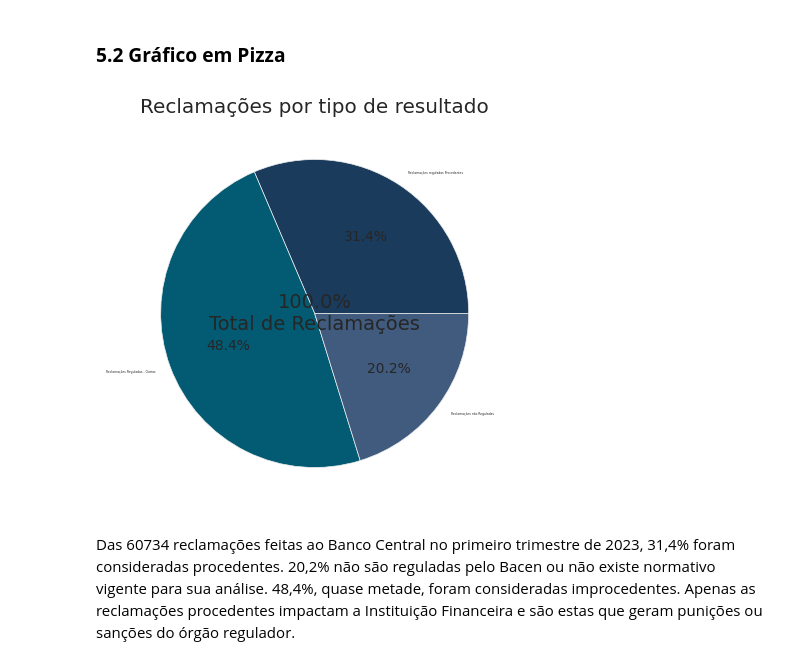
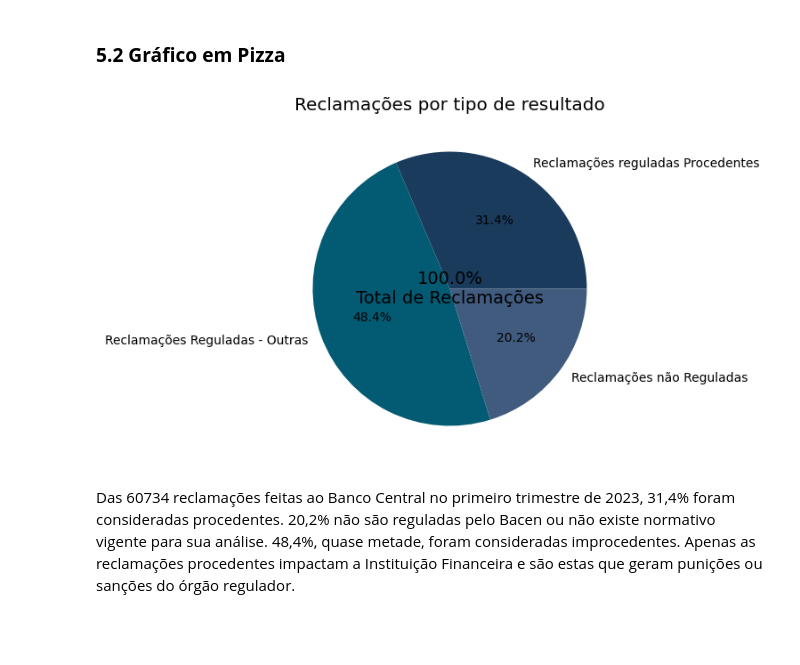
Before and after one commit to simonefmr/global_emissions, a Jupyter notebook: ranking.ipynb, the cells around one changed output. Cells and saved outputs as stored; diff of their text form; code cells hidden in the pictures; blank space fills up the shorter version.

```diff
--- a/ranking.ipynb
+++ b/ranking.ipynb
@@ -656,29 +688,30 @@ plt.show()
 # %%
 # calculando as somas totais dos atributos de reclamações reguladas procedentes,
 # reclamações reguladas - outras (não procedentes) e reclamações não reguladas
 soma_a = df['Quantidade de reclamações reguladas procedentes'].sum()
 soma_b = df['Quantidade de reclamações reguladas - outras'].sum()
 soma_c = df['Quantidade de reclamações não reguladas'].sum()
+soma_d = df['Quantidade total de reclamações'].sum()
 
 # calcula a soma do atributo D (que é a soma de A, B e C)
 soma_abc = soma_a + soma_b + soma_c
 
 # calcula o percentual de A+B+C=D
 percentual = (soma_abc / soma_d) * 100
 
 # cria as listas de valores e rótulos para o gráfico de pizza
 valores = [soma_a, soma_b, soma_c]
 rotulos = ['Reclamações reguladas Procedentes', 'Reclamações Reguladas - Outras', 'Reclamações não Reguladas']
 
 # plota o gráfico de pizza
 fig, ax = plt.subplots(figsize = (10,5))
 ax.pie(valores, labels=rotulos, autopct='%1.1f%%', colors=cores)
 ax.set_title('Reclamações por tipo de resultado')
 
 # adiciona o texto com o percentual de A+B+C=D na parte central do gráfico
 texto_central = ax.text(0, 0, f'{percentual:.1f}%\nTotal de Reclamações', ha='center', va='center', fontsize=14)
 # %% [output]
-[figure, old version]
+[figure, new version]
 # %% [markdown]
 Das 60734 reclamações  feitas ao Banco Central no primeiro trimestre de 2023, 31,4% foram consideradas procedentes. 20,2% não são reguladas pelo Bacen ou não existe normativo vigente para sua análise. 48,4%, quase metade, foram consideradas improcedentes. Apenas as reclamações procedentes impactam a Instituição Financeira e são estas que geram punições ou sanções do órgão regulador.
 # %%
```
Also changed, not shown: parts of 16 cells of this notebook.
